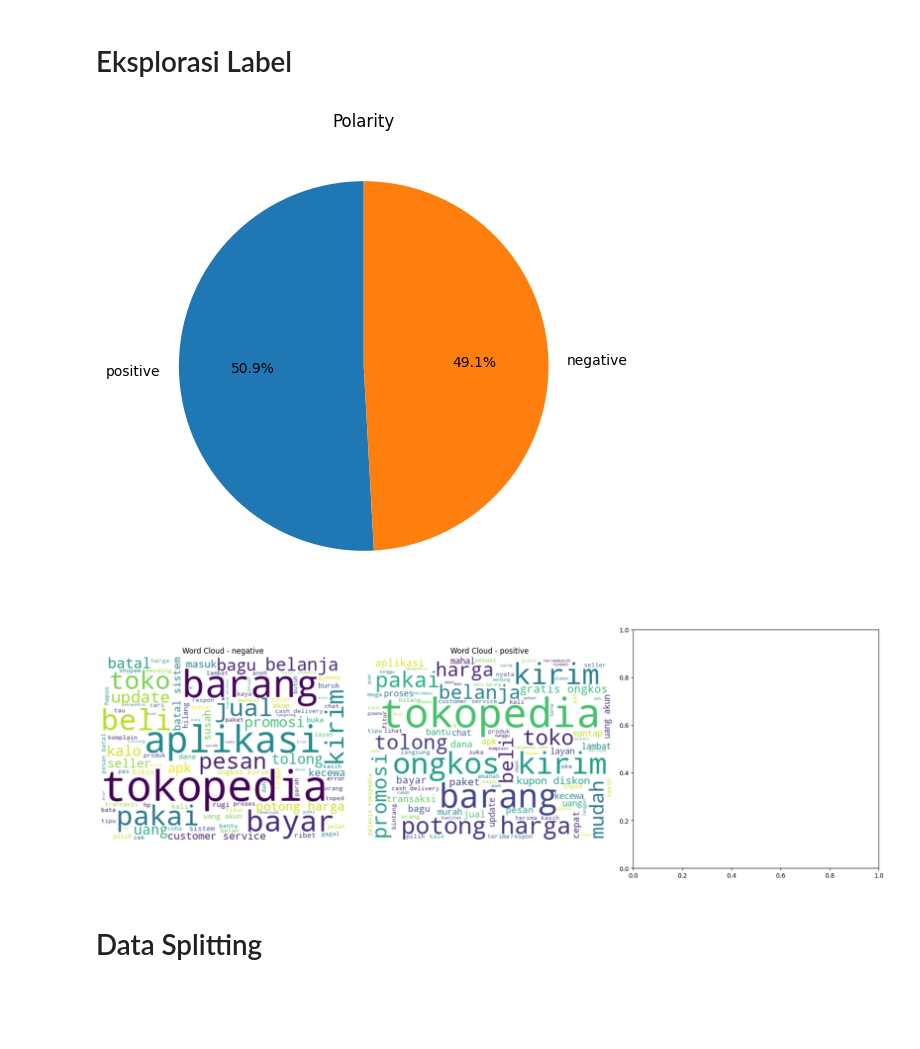
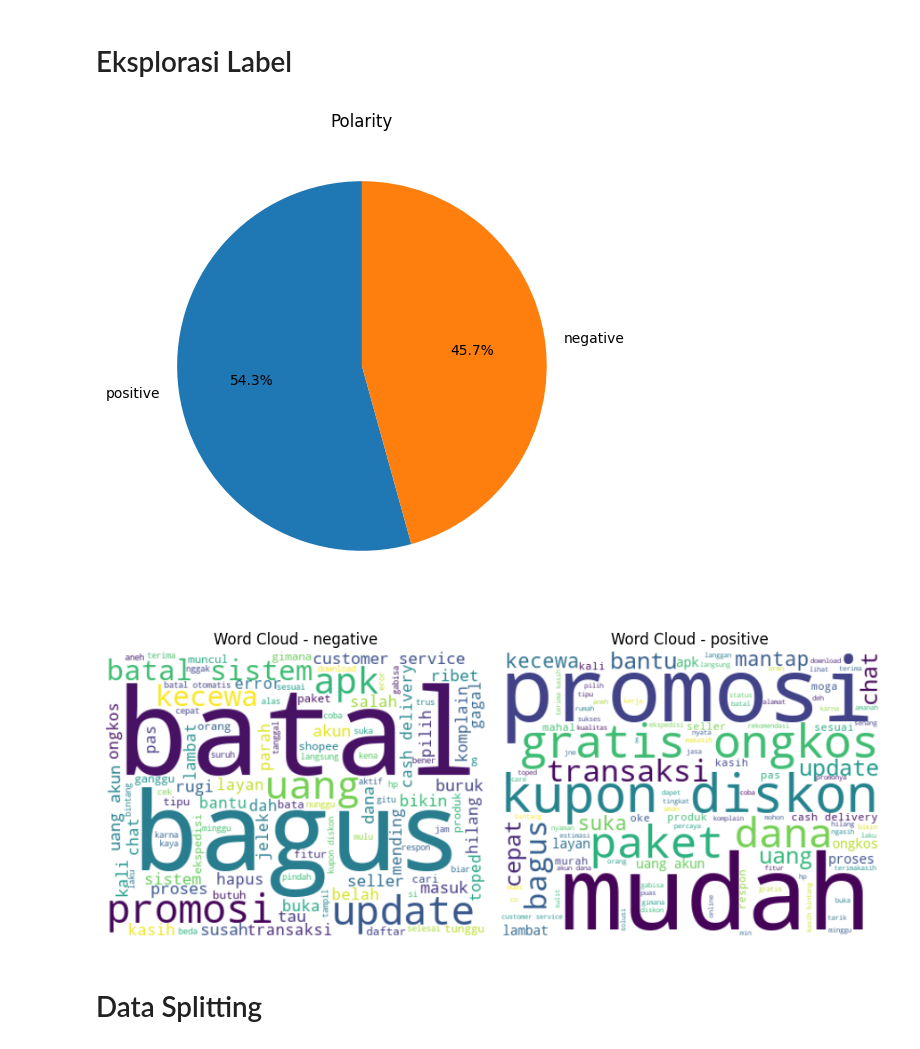
Before and after one commit to novaandini/sentimen-analisis-reviews-aplikasi, a Jupyter notebook: notebook.ipynb, the cells around one changed output. Cells and saved outputs as stored; diff of their text form; code cells hidden in the pictures; blank space fills up the shorter version.

```diff
--- a/notebook.ipynb
+++ b/notebook.ipynb
@@ -113,7 +113,7 @@ slangwords = {
     "cm": "cuma", "tggu": "tunggu", "cb": "coba", "blm": "belum", "swt": "kesal", "mlh": "malah", "msh": "masih", "bkn": "bukan",
     "bt": "kesal", "d": "di", "aj": "aja", "mnrt": "menurut", "ok": "oke", "mnt": "minta", "org": "orang", "bgs": "bagus",
     "krn": "karena", "hrus": "harus", "sdh": "sudah", "smw": "semua", "trmksh": "terima kasih", "brngkt": "berangkat",
-    "stlh": "setelah", "sblm": "sebelum", "gak": "tidak", "sampe": "sampai", "banget": "sangat", "bngt": "sangat", "gaada": "tanpa", "jd": "jadi", "jdi": "jadi",
+    "stlh": "setelah", "sblm": "sebelum", "gak": "tidak", "sampe": "sampai", "banget": "sangat", "bngt": "sangat", "gaada": "tanpa", "jd": "jadi", "jdi": "jadi", "kalo": "kalau", "bagu": "bagus",
 
     # Slang words terkait jual-beli
     "cod": "bayar di tempat", "dp": "uang muka", "freeongkir": "gratis ongkir", "grt": "gratis", "ongkir": "ongkos kirim",
@@ -184,7 +184,7 @@ def filteringText(text): # Menghapus stopwords dalam teks
     listStopwords = set(stopwords.words('indonesian'))
     listStopwords1 = set(stopwords.words('english'))
     listStopwords.update(listStopwords1)
-    listStopwords.update(['yaa','nya','na','sih','ku',"di","ya","gaa","loh","kah","woi","woii","woy","dong","kok","ny","eh","nyaa","nih","Aah", "aja"])
+    listStopwords.update(['yaa','nya','na','sih','ku',"di","ya","gaa","loh","kah","woi","woii","woy","dong","kok","ny","eh","nyaa","nih","Aah", "aja","tokopedia","barang","beli","jual","pakai","kirim","tolong","aplikasi","pesan","potong","harga","belanja","bayar","toko"])
     filtered = []
     for txt in text:
         if txt not in listStopwords:
@@ -264,8 +264,6 @@ def sentiment_analysis_lexicon_indonesia(text):
         polarity = 'positive'
     elif (score < 0):
         polarity = 'negative'
-    else:
-        polarity = 'neutral'
 
     return score, polarity
 # %%
@@ -300,29 +298,29 @@ plt.pie(polarity_counts, labels=polarity_counts.index, autopct='%1.1f%%', starta
 plt.title('Polarity')
 plt.show()
 # %% [output]
-[figure, old version]
+[figure, new version]
 # %%
 # Membuat figure untuk menampilkan 3 WordCloud
-fig, axes = plt.subplots(1, 3, figsize=(18, 6))
+fig, axes = plt.subplots(1, 2, figsize=(9, 9))
 
 # Looping untuk setiap kategori polarity
 for i, (polarity, group) in enumerate(reviews_df.groupby("polarity")):
     # Gabungkan seluruh teks dari content dalam kategori polarity tertentu
     text = " ".join(group["text_akhir"].dropna())  # Hapus NaN jika ada
 
     # Membuat WordCloud dari semua teks
     wordcloud = WordCloud(width=400, height=300, background_color="white", colormap="viridis",
                           max_words=100, contour_color="black").generate(text)
 
     # Menampilkan WordCloud
     axes[i].imshow(wordcloud, interpolation="bilinear")
     axes[i].axis("off")  # Menghilangkan sumbu
     axes[i].set_title(f"Word Cloud - {polarity}")  # Judul berdasarkan polarity
 
 plt.tight_layout()  # Supaya tata letak rapi
 plt.show()
 # %% [output]
-[figure, old version]
+[figure, new version]
 # %% [markdown]
 # Data Splitting
 # %%
```
Also changed, not shown: parts of 5 cells of this notebook, 2 other files.
